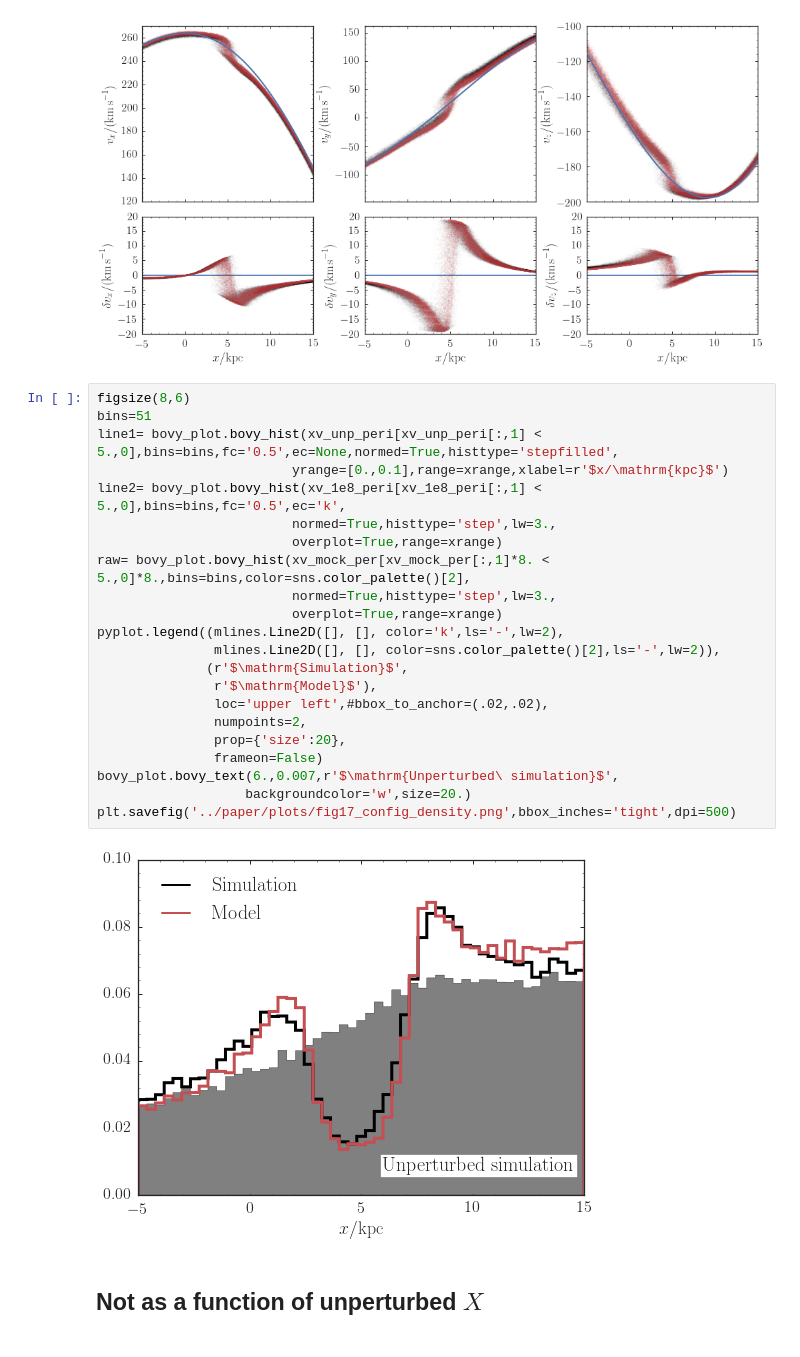
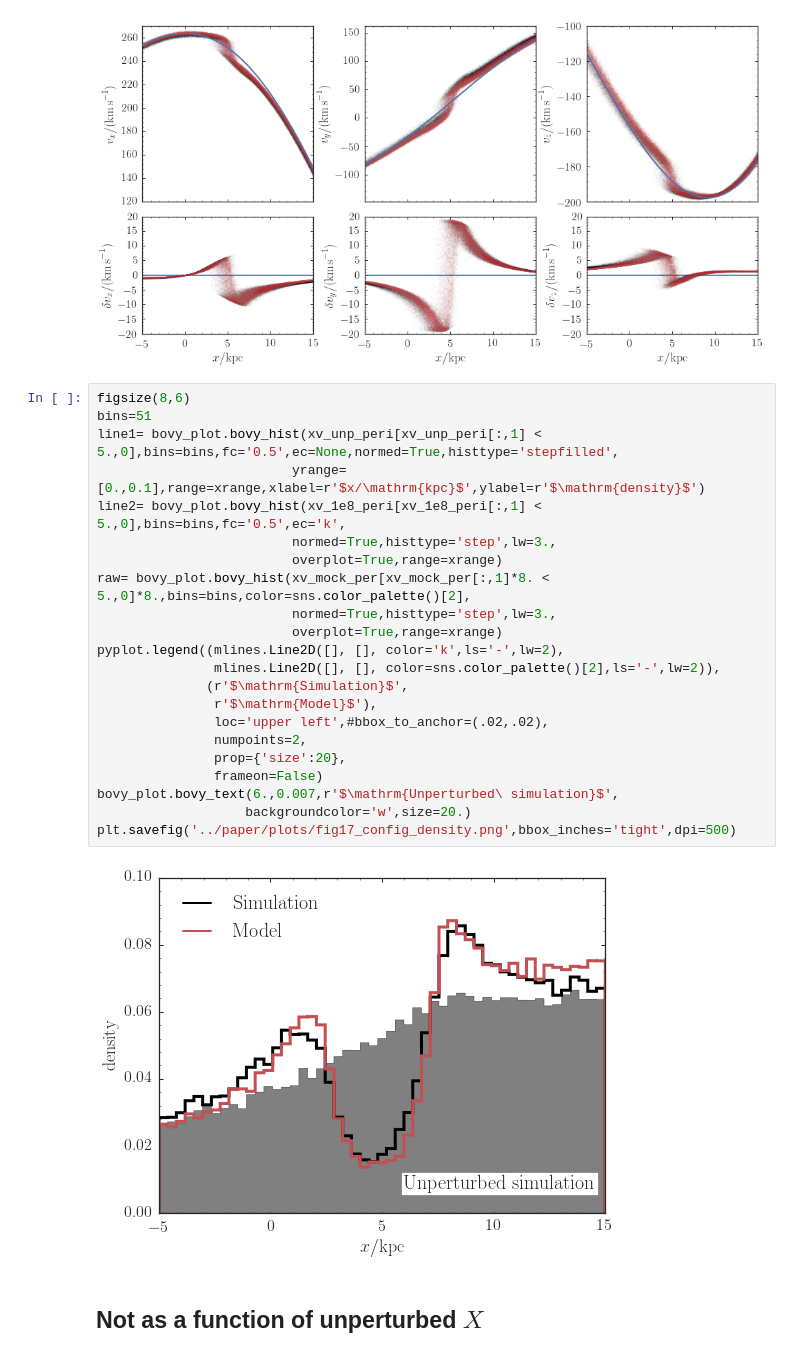
Before and after one commit to jobovy/streamgap-aa, a Jupyter notebook: py/galpyModelnonzeroJz.ipynb, the cells around one changed output. Saved outputs shown, nothing was run; the diff lists cells and outputs as text.

Commit message:
Add label to density plot; re-run entire notebook

```diff
--- a/py/galpyModelnonzeroJz.ipynb
+++ b/py/galpyModelnonzeroJz.ipynb
@@ -1070,27 +1076,27 @@ plt.savefig('../paper/plots/fig18b_config_velocity.png',bbox_inches='tight',dpi=
 # %%
 figsize(8,6)
 bins=51
 line1= bovy_plot.bovy_hist(xv_unp_peri[xv_unp_peri[:,1] < 5.,0],bins=bins,fc='0.5',ec=None,normed=True,histtype='stepfilled',
-                         yrange=[0.,0.1],range=xrange,xlabel=r'$x/\mathrm{kpc}$')
+                         yrange=[0.,0.1],range=xrange,xlabel=r'$x/\mathrm{kpc}$',ylabel=r'$\mathrm{density}$')
 line2= bovy_plot.bovy_hist(xv_1e8_peri[xv_1e8_peri[:,1] < 5.,0],bins=bins,fc='0.5',ec='k',
                          normed=True,histtype='step',lw=3.,
                          overplot=True,range=xrange)
 raw= bovy_plot.bovy_hist(xv_mock_per[xv_mock_per[:,1]*8. < 5.,0]*8.,bins=bins,color=sns.color_palette()[2],
                          normed=True,histtype='step',lw=3.,
                          overplot=True,range=xrange)
 pyplot.legend((mlines.Line2D([], [], color='k',ls='-',lw=2),
                mlines.Line2D([], [], color=sns.color_palette()[2],ls='-',lw=2)),
               (r'$\mathrm{Simulation}$',
                r'$\mathrm{Model}$'),
                loc='upper left',#bbox_to_anchor=(.02,.02),
                numpoints=2,
                prop={'size':20},
                frameon=False)
 bovy_plot.bovy_text(6.,0.007,r'$\mathrm{Unperturbed\ simulation}$',
                    backgroundcolor='w',size=20.)
 plt.savefig('../paper/plots/fig17_config_density.png',bbox_inches='tight',dpi=500)
 # %% [output]
-[figure, old version]
+[figure, new version]
 # %% [markdown]
 ## Not as a function of unperturbed $X$
 # %%
```
Also changed, not shown: parts of 12 cells of this notebook, 3 other files.
